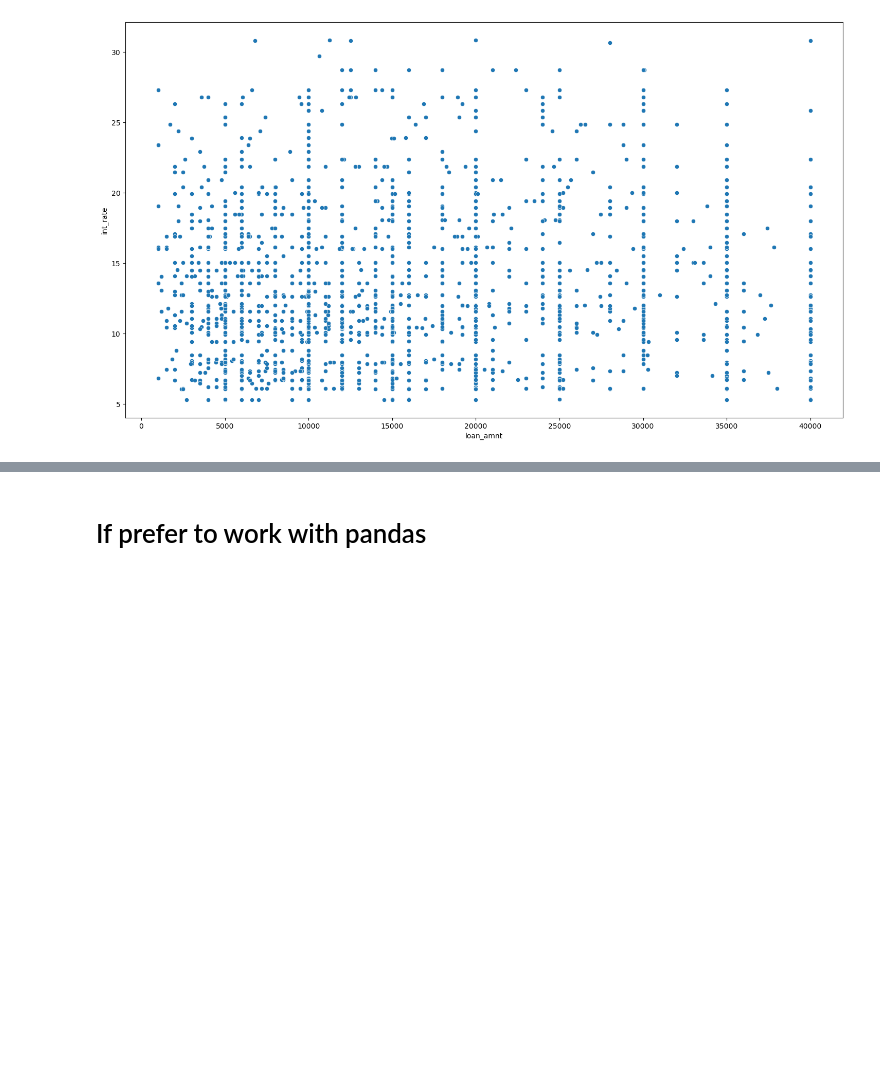
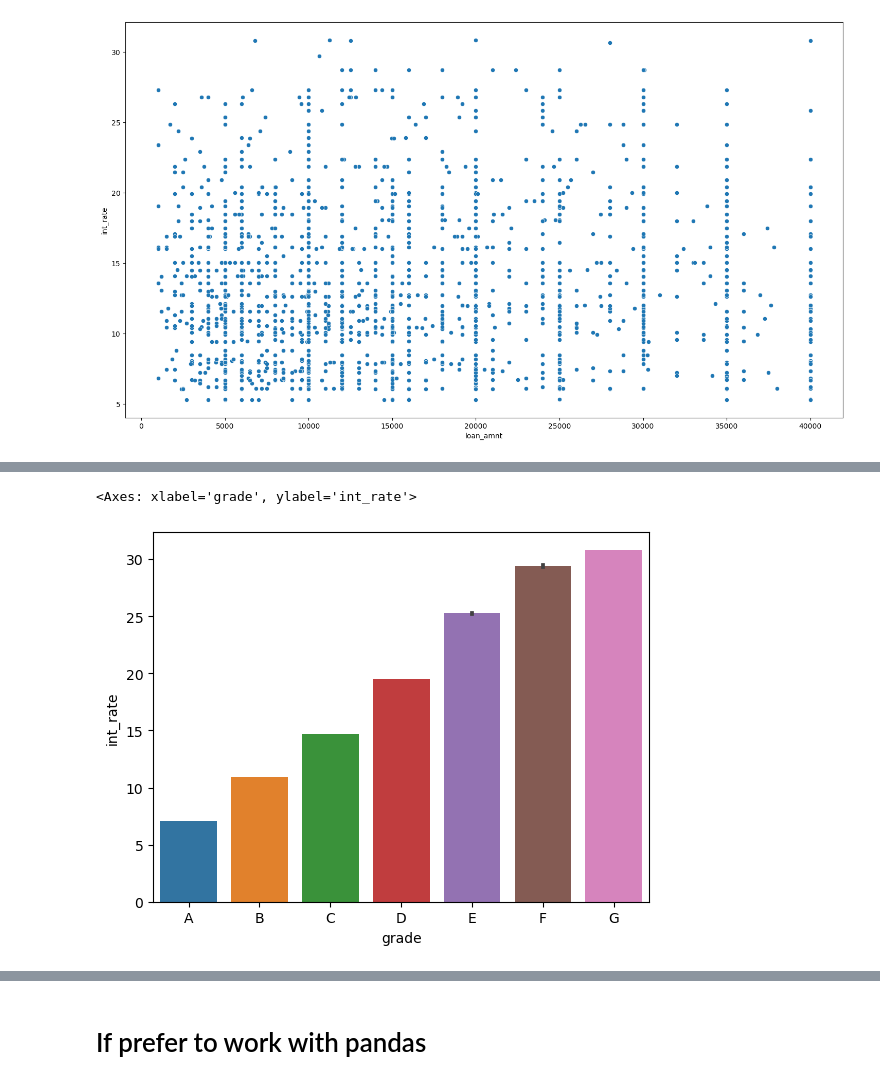
Before and after one commit to vengleab/BigData-Sunrise-2024, a Jupyter notebook: spark-sql/Spark SQL.ipynb, the cells around one changed output, grey strips where cells are left out. Drawn from its saved outputs; the diff is of its cells as text; code cells hidden in the pictures; blank space fills up the shorter version.

```diff
--- a/spark-sql/Spark SQL.ipynb
+++ b/spark-sql/Spark SQL.ipynb
@@ -679,0 +692,5 @@ sns.scatterplot(pdf.sample(2000), x="loan_amnt", y="int_rate")
+# %%
+sns.barplot(pdf.sort_values(by="grade"), x='grade', y="int_rate", estimator='mean')
+# %% [output]
+<Axes: xlabel='grade', ylabel='int_rate'>
+[figure, added]
```
Also changed, not shown: parts of 4 cells of this notebook.
